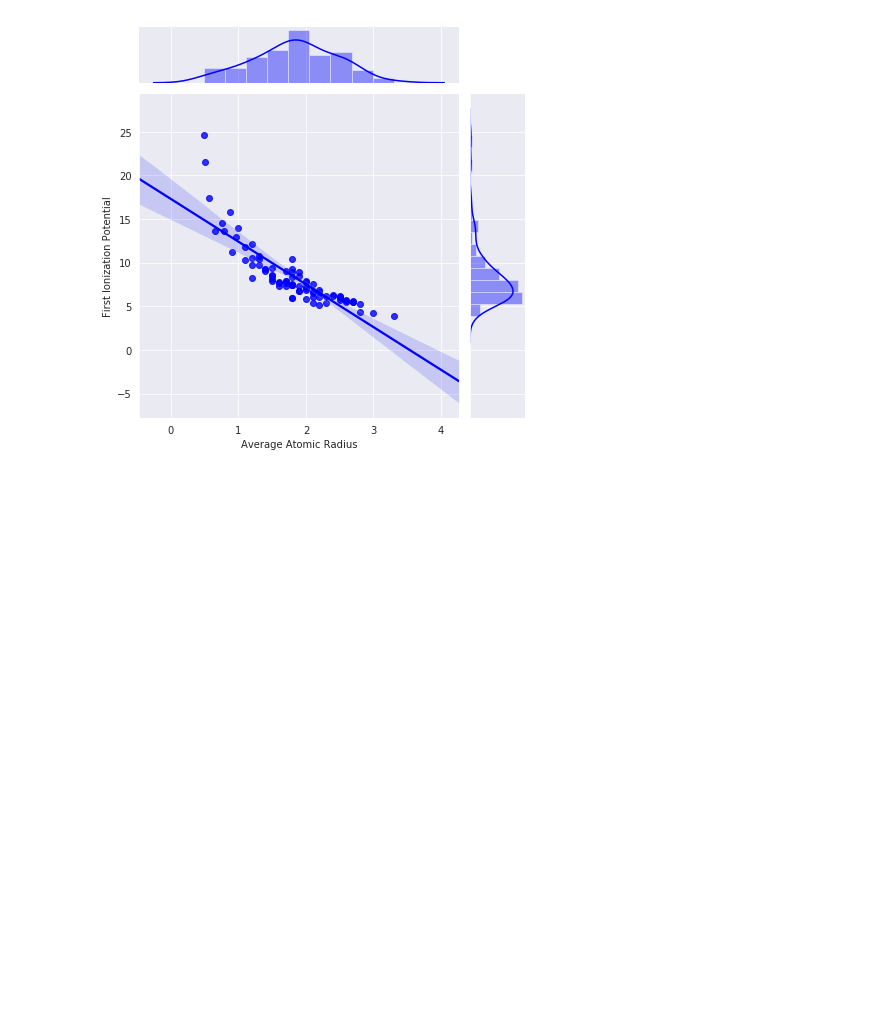
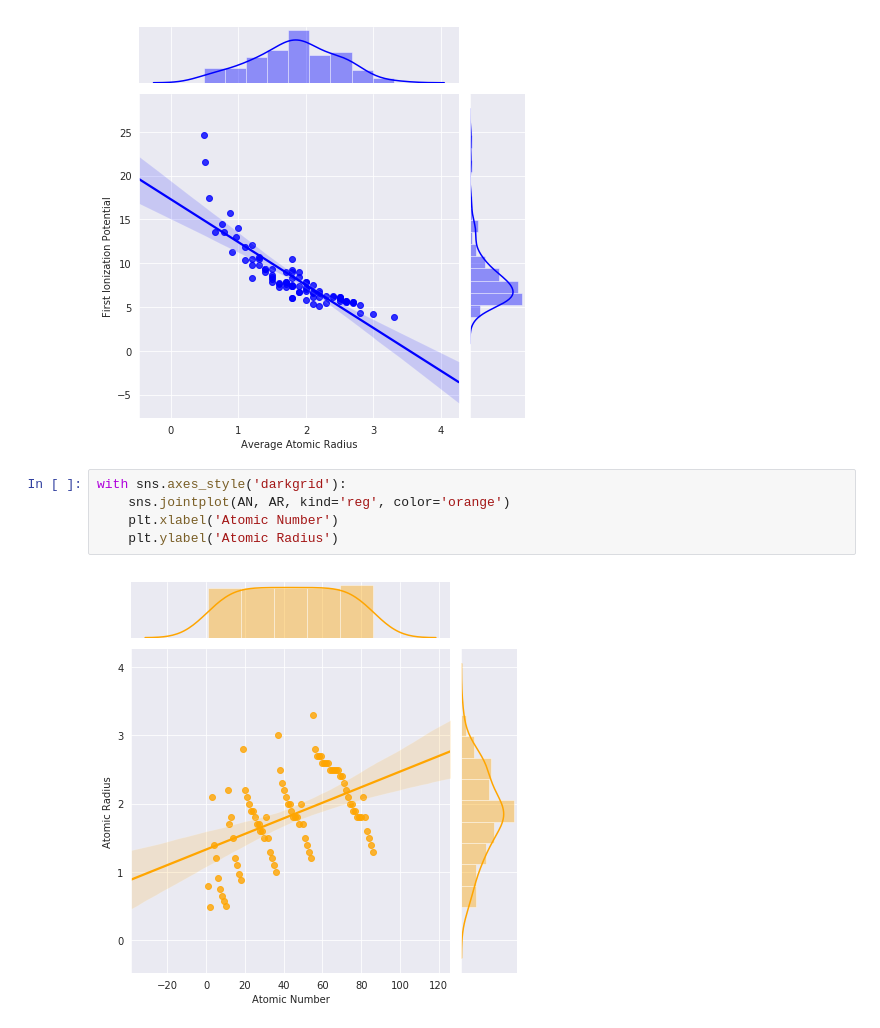
Before and after one commit to erobin14/4200Final, a Jupyter notebook: EricRobinson_4200Final.ipynb, the cells around one changed output. Cells and saved outputs as stored; diff of their text form; blank space fills up the shorter version.

```diff
--- a/EricRobinson_4200Final.ipynb
+++ b/EricRobinson_4200Final.ipynb
@@ -192,3 +199,10 @@ with sns.axes_style('darkgrid'):
     plt.ylabel('First Ionization Potential')
 # %% [output]
 [figure]
+# %%
+with sns.axes_style('darkgrid'):
+    sns.jointplot(AN, AR, kind='reg', color='orange')
+    plt.xlabel('Atomic Number')
+    plt.ylabel('Atomic Radius')
+# %% [output]
+[figure, added]
```
Also changed, not shown: parts of 6 cells of this notebook, 2 other files.
